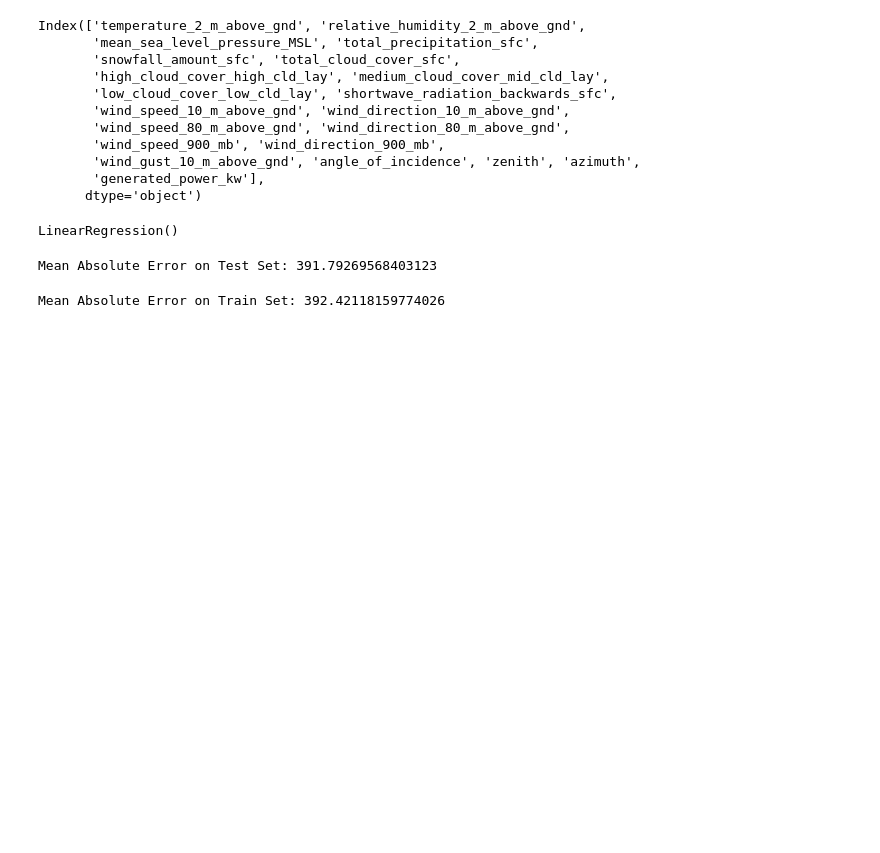
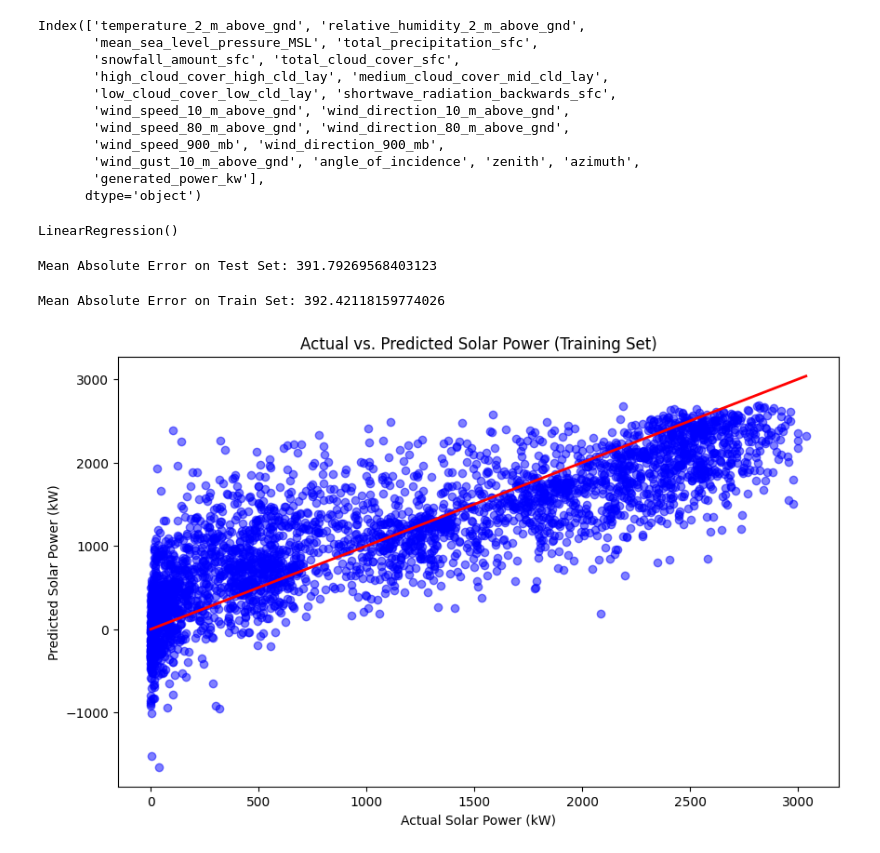
Before and after one commit to StealthBlaxk/Solar-Power-Output, a Jupyter notebook: Solar Power Prediction/solarpowerprediction.ipynb, the cells around one changed output. Cells and saved outputs as stored; diff of their text form; code cells hidden in the pictures; blank space fills up the shorter version.

```diff
--- a/Solar Power Prediction/solarpowerprediction.ipynb
+++ b/Solar Power Prediction/solarpowerprediction.ipynb
@@ -259,3 +260,13 @@ mae_train = mean_absolute_error(y_train, y_pred_train)
 print(f"Mean Absolute Error on Train Set: {mae_train}")
 # %% [output]
 Mean Absolute Error on Train Set: 392.42118159774026
+# %%
+plt.figure(figsize=(10, 6))
+plt.scatter(y_train, y_pred_train, color='blue', alpha=0.5)  # Actual vs. Predicted
+plt.plot([y_train.min(), y_train.max()], [y_train.min(), y_train.max()], color='red', linewidth=2)  # Diagonal line
+plt.title('Actual vs. Predicted Solar Power (Training Set)')
+plt.xlabel('Actual Solar Power (kW)')
+plt.ylabel('Predicted Solar Power (kW)')
+plt.show()
+# %% [output]
+[figure, added]
```
Also changed, not shown: parts of 5 cells of this notebook.
